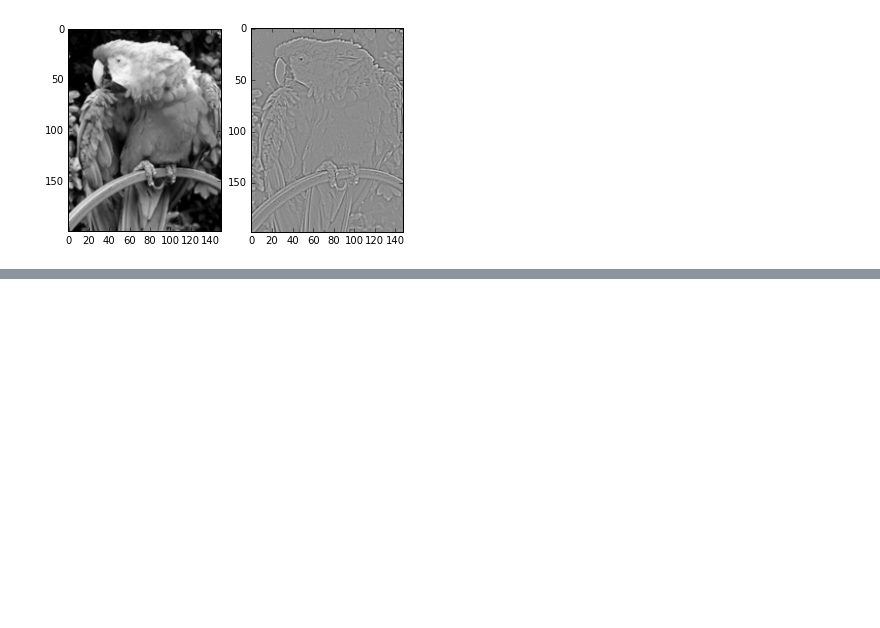
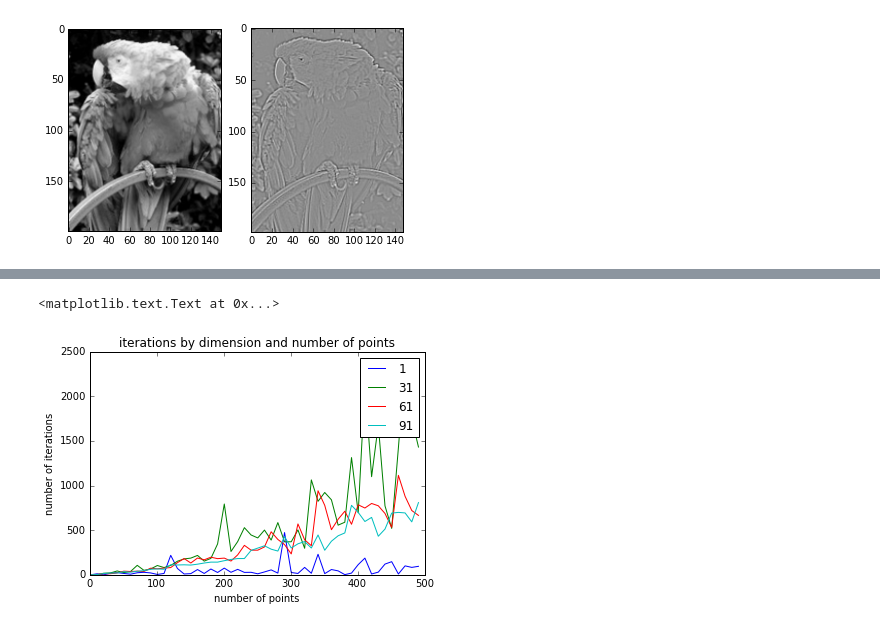
Before and after one commit to L-Richter/neuralnetworks, a Jupyter notebook: exercises_rojas.ipynb, the cells around one changed output, grey strips where cells are left out. Saved outputs shown, nothing was run; the diff lists cells and outputs as text; code cells hidden in the pictures; blank space fills up the shorter version.

```diff
--- a/exercises_rojas.ipynb
+++ b/exercises_rojas.ipynb
@@ -211,0 +289,16 @@ show_edges('pics/parrot.png')
+# %%
+for dim in range(1, 110, 30):
+    perf = []
+    weight = np.random.rand(dim + 1)
+    for n_pts in range(1, 501, 10):
+        P, N = generate_points(weight, n_points=n_pts)
+        fitted_weight, iterations = fit_perceptron(P, N, dim)
+        perf.append(iterations)
+    plt.plot(range(1, 501, 10), perf)
+plt.legend(range(1, 110, 30))
+plt.xlabel('number of points')
+plt.ylabel('number of iterations')
+plt.title('iterations by dimension and number of points')
+# %% [output]
+<matplotlib.text.Text at 0x...>
+[figure, added]
```
Also changed, not shown: parts of 5 cells of this notebook.
